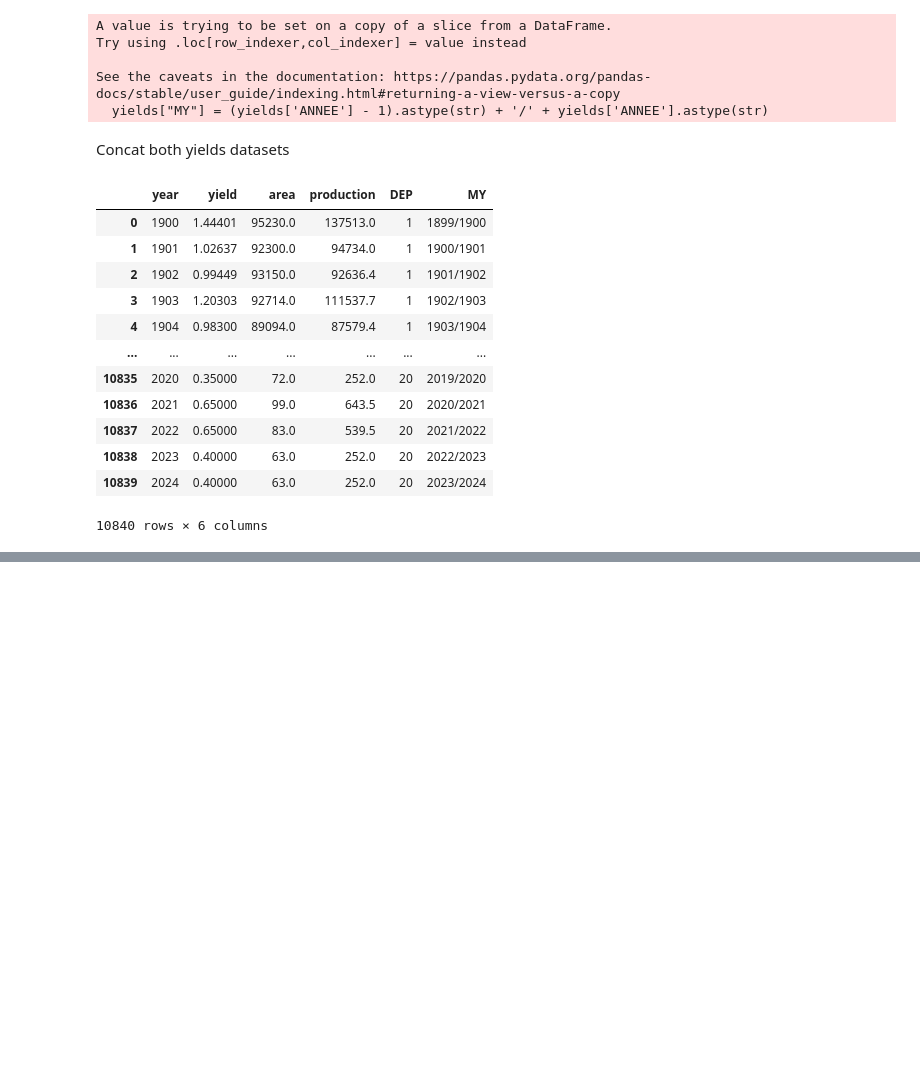
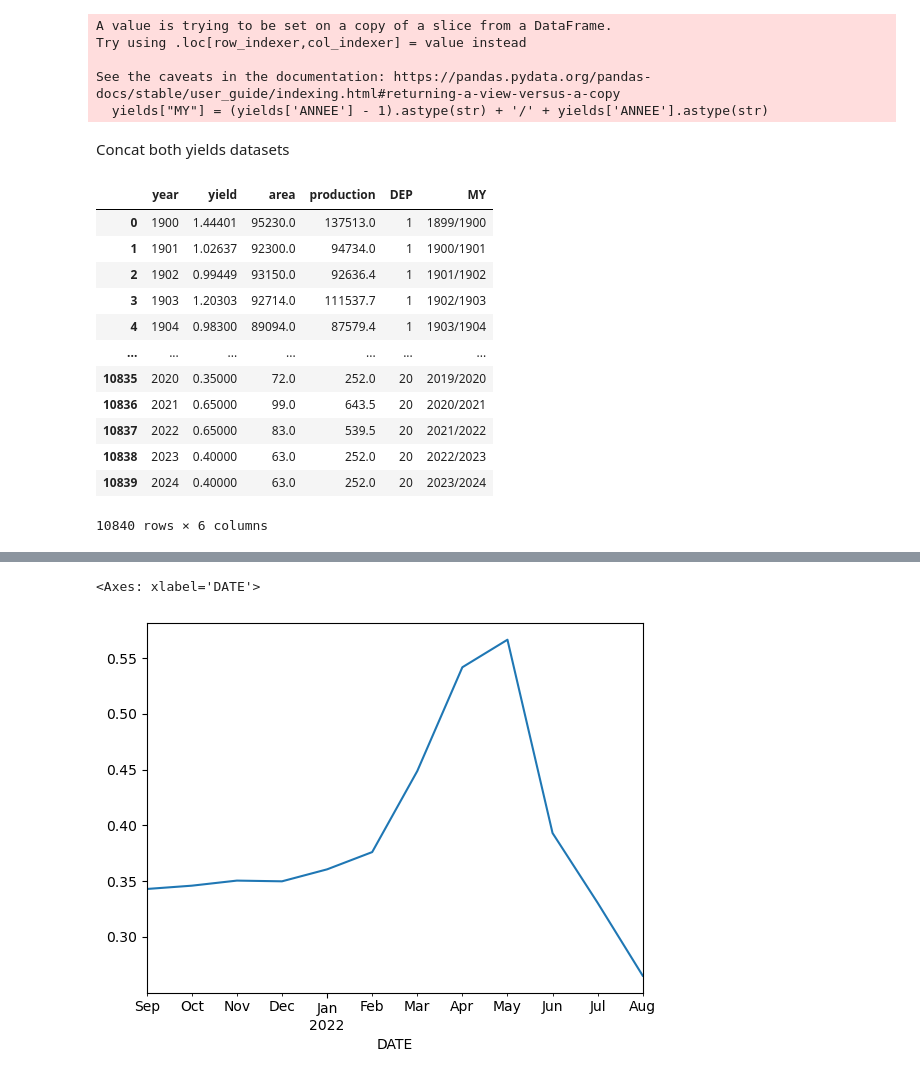
Before and after one commit to aleexv6/Meteo, a Jupyter notebook: YieldModel/data/aggregDailyData.ipynb, the cells around one changed output, grey strips where cells are left out. Drawn from its saved outputs; the diff is of its cells as text; code cells hidden in the pictures; blank space fills up the shorter version.

```diff
--- a/YieldModel/data/aggregDailyData.ipynb
+++ b/YieldModel/data/aggregDailyData.ipynb
@@ -341,0 +372,13 @@ result.to_csv("daily_wheat_model_dataset_1980-2024.csv")
+# %%
+evi = pd.read_json(f"{EVI_DATA_URL}/monthlyDepMean/79-Deux-Sèvres.json") #read json
+evi["date"] = pd.to_datetime(evi["date"])
+evi = evi.rename(columns={"date":"DATE"})
+evi["MY"] = evi.apply(get_market_year, axis=1)
+evi = evi[evi["MY"] == "2021/2022"]
+evi = evi.sort_values(by="DATE")
+evi = evi.set_index("DATE")
+# %%
+evi["mean_data"].plot()
+# %% [output]
+<Axes: xlabel='DATE'>
+[figure, added]
```
Also changed, not shown: parts of 9 cells of this notebook, 3 other files.
